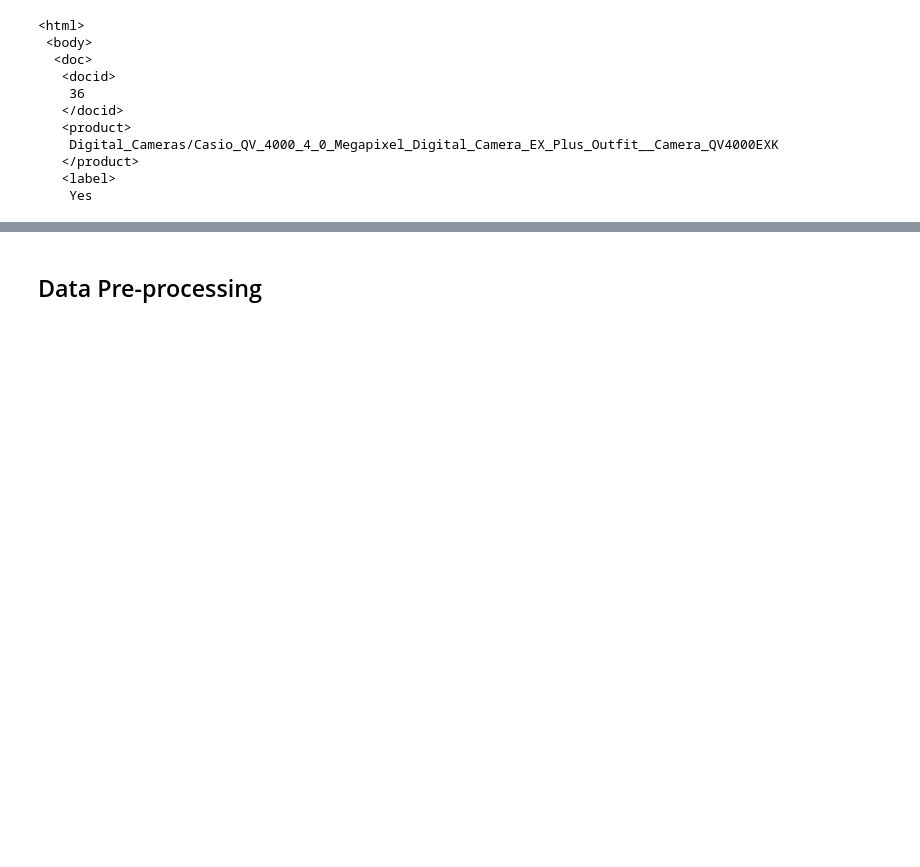
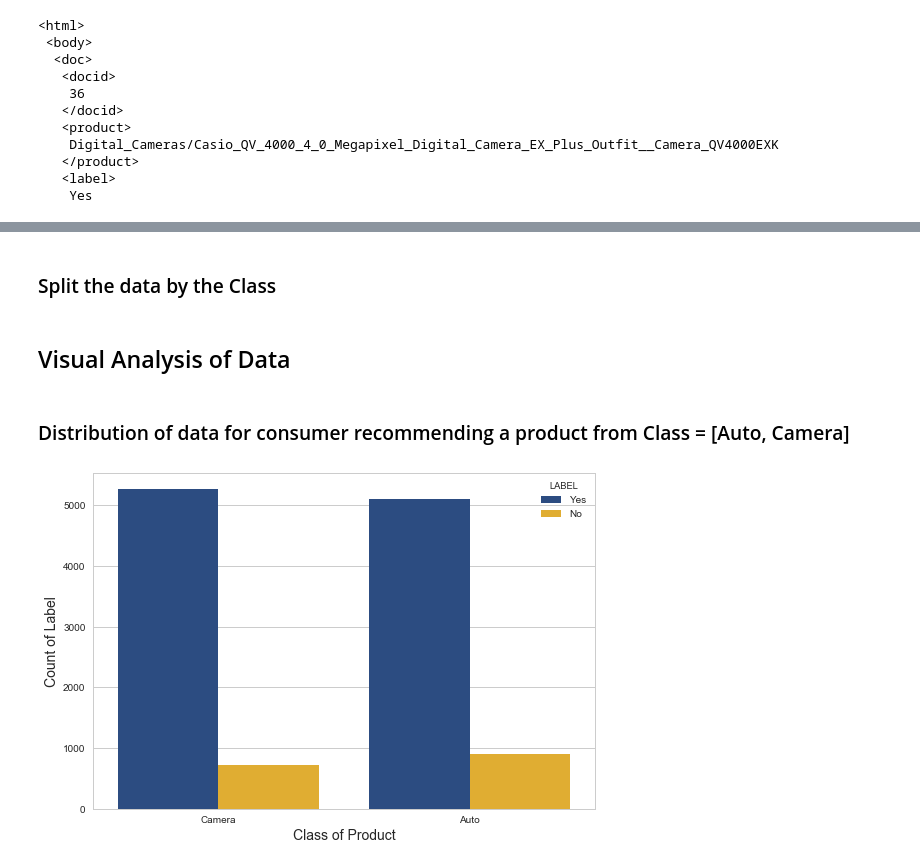
Before and after one commit to nikhilba/Epinions-Sentiment-Analysis, a Jupyter notebook: Analysis/Understanding sentiments in Epinions.ipynb, the cells around one changed output, grey strips where cells are left out. Drawn from its saved outputs; the diff is of its cells as text; code cells hidden in the pictures; blank space fills up the shorter version.

```diff
--- a/Analysis/Understanding sentiments in Epinions.ipynb
+++ b/Analysis/Understanding sentiments in Epinions.ipynb
@@ -18,3 +26,12 @@ from bs4 import BeautifulSoup
+# %%
+# Libraries & parameters used for plotting
+
+%matplotlib inline
+import seaborn as sns
+sns.set(style="whitegrid", color_codes=True)
+colors = ['cobalt', 'orangey yellow', 'steel grey', 'tomato', 'dark lilac', 'bluish green']
+cmap = sns.xkcd_palette(colors)
+import matplotlib.pyplot as plt
 # %% [markdown]
 ## Data Loading
 # %%
@@ -120,2 +94,2 @@ u"I stumbled upon this camera after much research.  It's hard to understand why
-# %% [markdown]
-## Data Pre-processing
+# %% [markdown]
+### Split the data by the Class
@@ -121,0 +101,11 @@ u"I stumbled upon this camera after much research.  It's hard to understand why
+# %% [markdown]
+## Visual Analysis of Data
+# %% [markdown]
+### Distribution of data for consumer recommending a product from Class = [Auto, Camera]
+# %%
+sns.countplot(x="CLASS", hue = "LABEL", data=tab, palette=cmap)
+plt.ylabel('Count of Label', fontsize=14)
+plt.xlabel('Class of Product', fontsize=14)
+plt.tight_layout()
+# %% [output]
+[figure, added]
```
Also changed, not shown: parts of 75 cells of this notebook.
